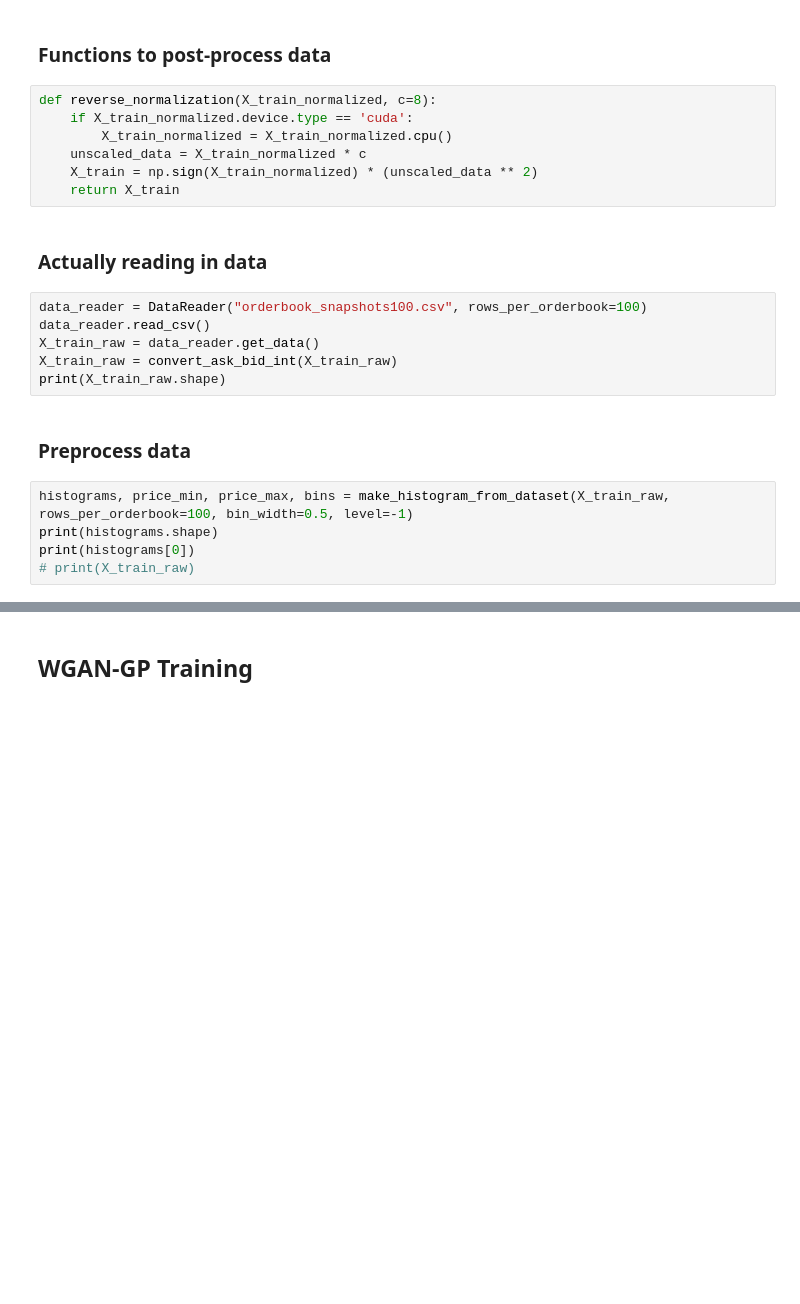
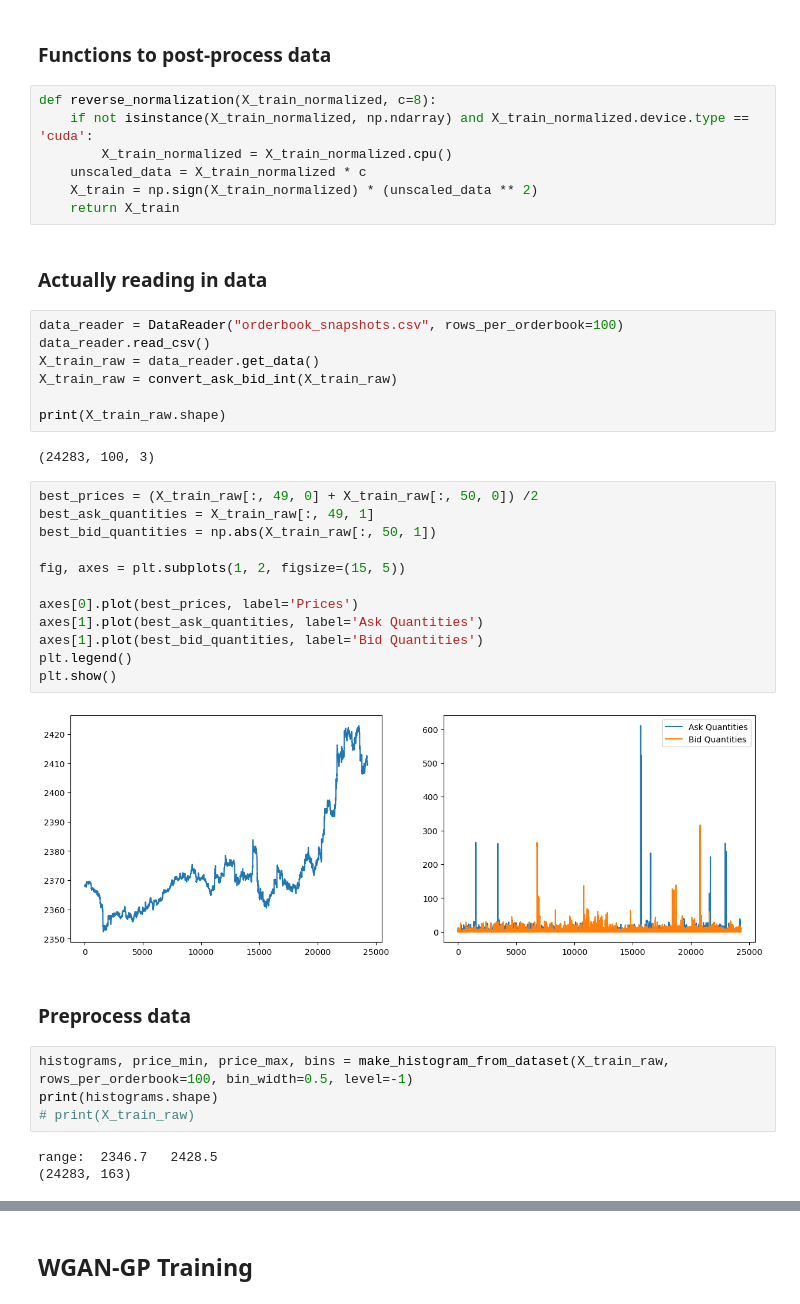
Before and after one commit to dlartey/LOBSimulator, a Jupyter notebook: GANs/GAN_scratch.ipynb, the cells around one changed output, grey strips where cells are left out. Saved outputs shown, nothing was run; the diff lists cells and outputs as text; blank space fills up the shorter version.

```diff
--- a/GANs/GAN_scratch.ipynb
+++ b/GANs/GAN_scratch.ipynb
@@ -115,7 +121,7 @@ def get_centre_of_LOB(X_t_delta_t, level=3):
 ### Functions to post-process data
 # %%
 def reverse_normalization(X_train_normalized, c=8):
-    if X_train_normalized.device.type == 'cuda':
+    if not isinstance(X_train_normalized, np.ndarray) and X_train_normalized.device.type == 'cuda':
         X_train_normalized = X_train_normalized.cpu()
     unscaled_data = X_train_normalized * c
     X_train = np.sign(X_train_normalized) * (unscaled_data ** 2)
@@ -123,15 +129,34 @@ def reverse_normalization(X_train_normalized, c=8):
 # %% [markdown]
 ### Actually reading in data
 # %%
-data_reader = DataReader("orderbook_snapshots100.csv", rows_per_orderbook=100)
+data_reader = DataReader("orderbook_snapshots.csv", rows_per_orderbook=100)
 data_reader.read_csv()
 X_train_raw = data_reader.get_data()
 X_train_raw = convert_ask_bid_int(X_train_raw)
+
 print(X_train_raw.shape)
+# %% [output]
+(24283, 100, 3)
+# %%
+best_prices = (X_train_raw[:, 49, 0] + X_train_raw[:, 50, 0]) /2
+best_ask_quantities = X_train_raw[:, 49, 1]
+best_bid_quantities = np.abs(X_train_raw[:, 50, 1])
+
+fig, axes = plt.subplots(1, 2, figsize=(15, 5))
+
+axes[0].plot(best_prices, label='Prices')
+axes[1].plot(best_ask_quantities, label='Ask Quantities')
+axes[1].plot(best_bid_quantities, label='Bid Quantities')
+plt.legend()
+plt.show()
+# %% [output]
+[figure, added]
 # %% [markdown]
 ### Preprocess data
 # %%
 histograms, price_min, price_max, bins = make_histogram_from_dataset(X_train_raw, rows_per_orderbook=100, bin_width=0.5, level=-1)
 print(histograms.shape)
-print(histograms[0])
 # print(X_train_raw)
+# %% [output]
+range:  2346.7   2428.5
+(24283, 163)
```
Also changed, not shown: parts of 20 cells of this notebook, 1 other file.
